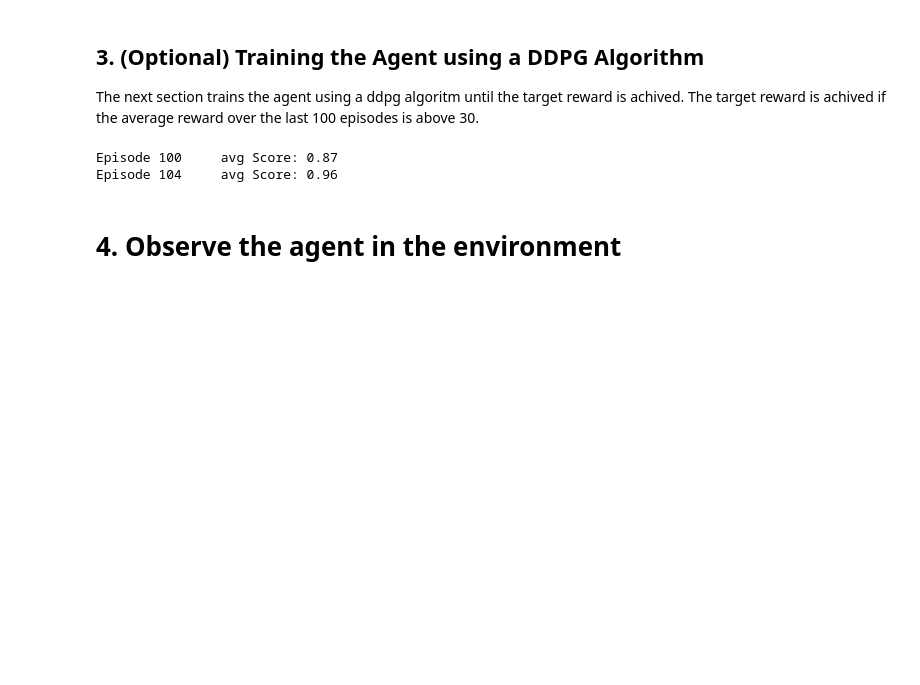
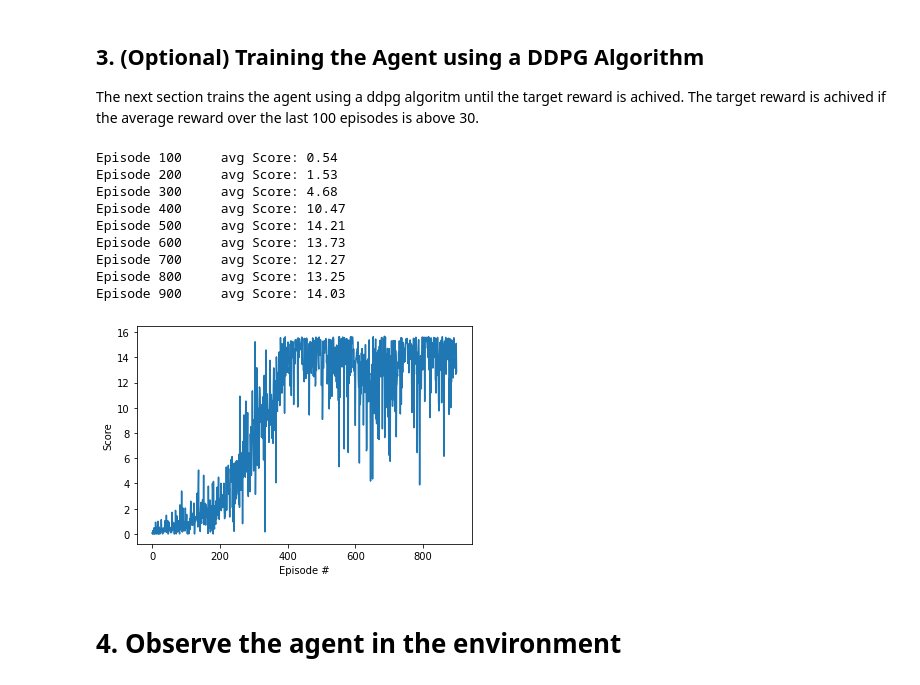
Before and after one commit to schmiJo/p2_Continuos-control, a Jupyter notebook: Continuous_Control.ipynb, the cells around one changed output. Saved outputs shown, nothing was run; the diff lists cells and outputs as text; code cells hidden in the pictures; blank space fills up the shorter version.

```diff
--- a/Continuous_Control.ipynb
+++ b/Continuous_Control.ipynb
@@ -82,7 +82,7 @@ agent = Agent(state_size=33, action_size=4, random_seed = 0)
 The next section trains the agent using a ddpg algoritm until the target reward is achived.
 The target reward is achived if the average reward over the last 100 episodes is above 30.
 # %%
-def ddpg(n_episodes: int =  1500, max_actions:int = 400 ):
+def ddpg(n_episodes: int =  900, max_actions:int = 400 ):
     scores = []
     scores_window = deque(maxlen=100)
 
@@ -93,6 +93,7 @@ def ddpg(n_episodes: int =  1500, max_actions:int = 400 ):
         #step_brain_info = env.reset(train_mode=i_episode % 100 != 0)[brain_name] # reset the environment
         step_brain_info = env.reset(train_mode=True)[brain_name] # reset the environment
 
+        agent.reset_noise()
 
         state = step_brain_info.vector_observations[0]   #obtain the starting state
 
@@ -100,7 +101,7 @@ def ddpg(n_episodes: int =  1500, max_actions:int = 400 ):
 
 
         for a in range(max_actions):
-            action = agent.act(state)
+            action = agent.act(state, i_episode < 400)
 
             step_brain_info = env.step(action)[brain_name]
 
@@ -117,35 +118,43 @@ def ddpg(n_episodes: int =  1500, max_actions:int = 400 ):
                 break
 
             if env.global_done:
                 print('Global Done Steps: '+ str(a))
                 break
 
         scores.append(score)
         scores_window.append(score)       # save most recent score
 
         print('\rEpisode {}\tavg Score: {:.2f}'.format(i_episode, np.mean(scores_window)), end="")
         if i_episode % 100 == 0:
             print('\rEpisode {}\tavg Score: {:.2f}'.format(i_episode, np.mean(scores_window)))
         if np.mean(scores_window)>=30.0:
             print('\nEnvironment solved in {:d} episodes!\tAverage Score: {:.2f}'.format(i_episode, np.mean(scores_window)))
             #torch.save(agent.qnetwork_local.state_dict(), 'checkpoint.pth')
             break
 
 
     return scores
 
 
 scores =  ddpg()
 # plot the scores
 fig = plt.figure()
 ax = fig.add_subplot(111)
 plt.plot(np.arange(len(scores)), scores)
 plt.ylabel('Score')
 plt.xlabel('Episode #')
 plt.show()
 # %% [output]
-Episode 100     avg Score: 0.87
-Episode 104     avg Score: 0.96
+Episode 100     avg Score: 0.54
+Episode 200     avg Score: 1.53
+Episode 300     avg Score: 4.68
+Episode 400     avg Score: 10.47
+Episode 500     avg Score: 14.21
+Episode 600     avg Score: 13.73
+Episode 700     avg Score: 12.27
+Episode 800     avg Score: 13.25
+Episode 900     avg Score: 14.03
+[figure, added]
 # %%
 #Save the learned weights
 agent.save_weights()
```
Also changed, not shown: parts of 3 cells of this notebook, 7 other files.
